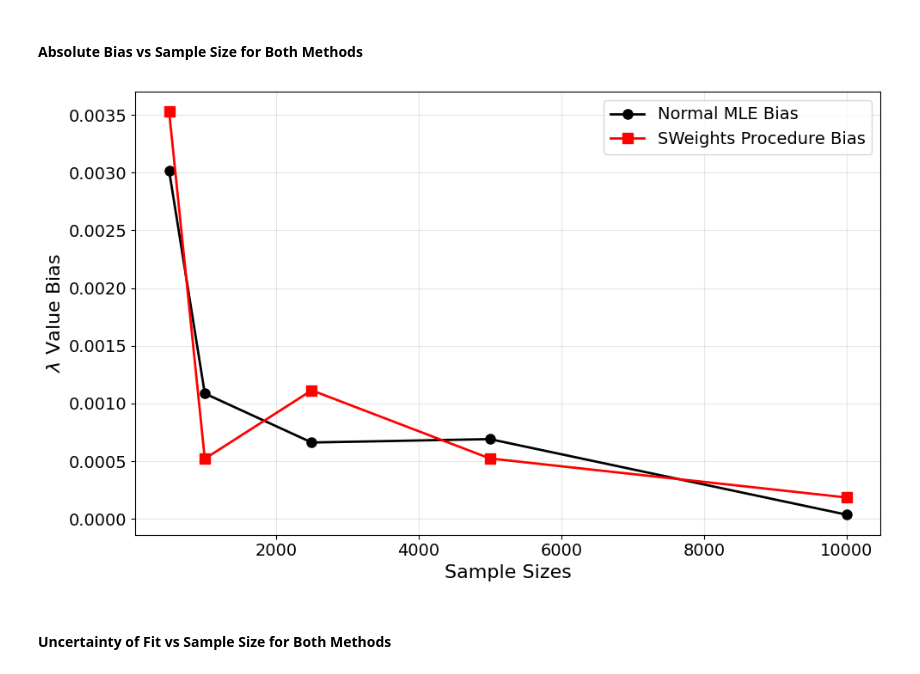
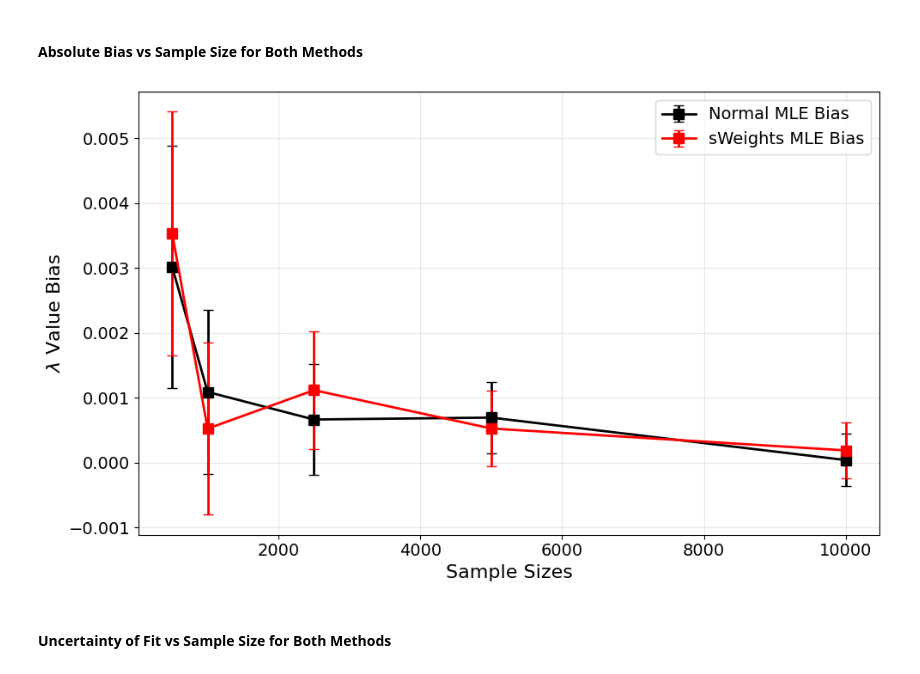
Before and after one commit to JacobTutt/stat_frequentist_analysis, a Jupyter notebook: Notebook_Part_f.ipynb, the cells around one changed output. Cells and saved outputs as stored; diff of their text form; code cells hidden in the pictures.

Commit message:
Add standard ERROR to bias plots

```diff
--- a/Notebook_Part_f.ipynb
+++ b/Notebook_Part_f.ipynb
@@ -432,44 +432,45 @@ sample_sizes = np.array(sorted(map(int, bootstrap_results.keys())))
 # Extract the corresponding arrays
 normal_values_bias = np.array([bootstrap_results[size]['Values_Bias'][4] for size in sample_sizes])
 normal_values_std = np.array([bootstrap_results[size]['Values_Std'][4] for size in sample_sizes])
+bias_error = normal_values_std/np.sqrt(250)
 sweights_values_bias = np.array([sweights_bootstrap_results[size]['Values_Bias'][6] for size in sample_sizes])
 sweights_values_std = np.array([sweights_bootstrap_results[size]['Values_Std'][6] for size in sample_sizes])
+sweights_bias_error = sweights_values_std/np.sqrt(250)
 # %% [markdown]
 #### Absolute Bias vs Sample Size for Both Methods
 # %%
 # Formatting variables
 figsize = (10, 6)
 linewidth = 2
 markersize = 8
 fontsize_title = 18
 fontsize_labels = 16
 fontsize_ticks = 14
 fontsize_legend = 14
-color_normal = 'b'
-color_sweights = 'r'
 
 # Create the figure and axis
 fig, ax = plt.subplots(figsize=figsize)
 
 # Plot both methods on the same y-axis
-ax.plot(sample_sizes, abs(normal_values_bias), f'{color_normal}-o', color = 'black', label="Normal MLE Bias", linewidth=linewidth, markersize=markersize)
-ax.plot(sample_sizes, abs(sweights_values_bias), f'{color_sweights}-s', color = 'red', label="SWeights Procedure Bias", linewidth=linewidth, markersize=markersize)
 
+ax.errorbar(sample_sizes, abs(normal_values_bias), yerr=bias_error, fmt='s', linestyle='-', color='black',label="Normal MLE Bias", linewidth=linewidth, markersize=markersize, capsize=4)
+ax.errorbar(sample_sizes, abs(sweights_values_bias), yerr=sweights_bias_error, fmt='s', linestyle='-', color='red',label="sWeights MLE Bias", linewidth=linewidth, markersize=markersize, capsize=4)
+#ax.errorbar(sample_sizes, errors_mean, yerr=errors_std, fmt='s', linestyle='-', color='red', label=r'Hessian Errors $\mu \pm \sigma $', capsize=4)
 # Labels and title
 ax.set_xlabel('Sample Sizes', fontsize=fontsize_labels)
 ax.set_ylabel(r'$\lambda$ Value Bias', fontsize=fontsize_labels)
 ax.tick_params(axis='y', labelsize=fontsize_ticks)
 ax.tick_params(axis='x', labelsize=fontsize_ticks)
 
 # Add grid and legend
 plt.grid(alpha=0.3)
 ax.legend(loc='best', fontsize=fontsize_legend)
 
 # Adjust layout and display
 plt.tight_layout()
 plt.show()
 # %% [output]
-[figure, old version]
+[figure, new version]
 # %% [markdown]
 #### Uncertainty of Fit vs Sample Size for Both Methods
 # %%
```
Also changed, not shown: parts of 4 cells of this notebook, 2 other files.
